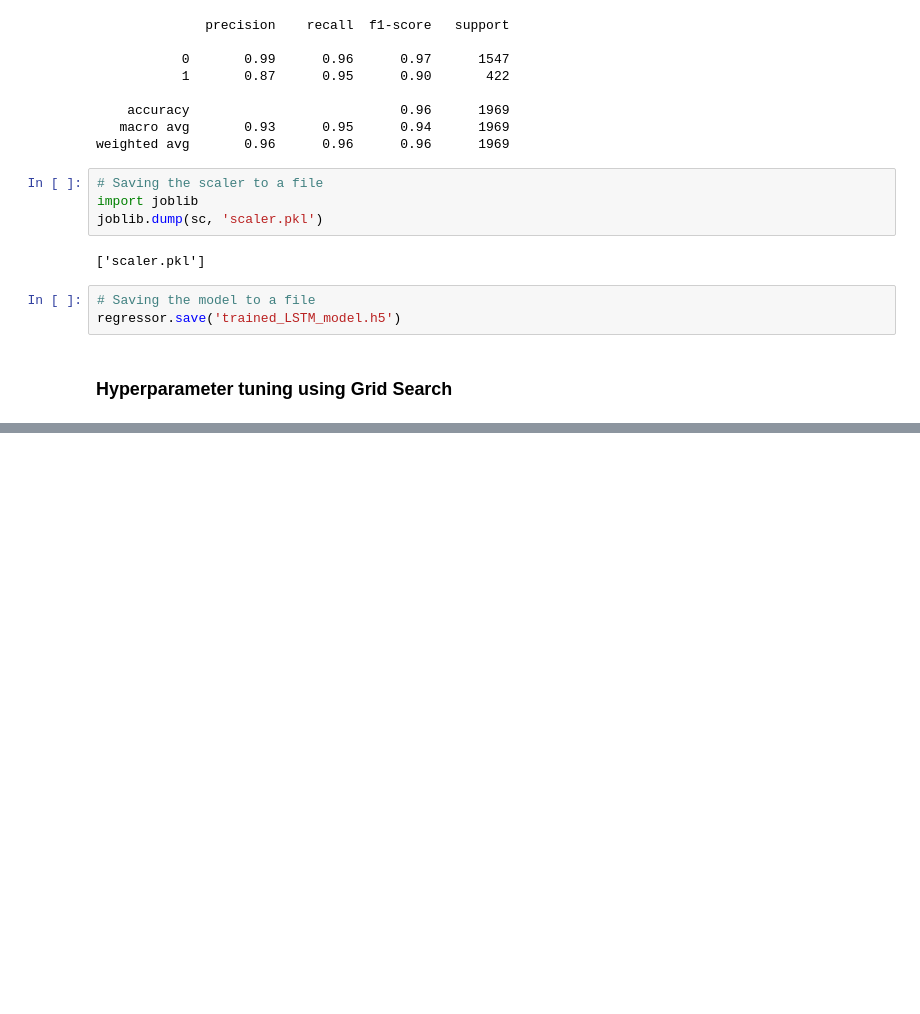
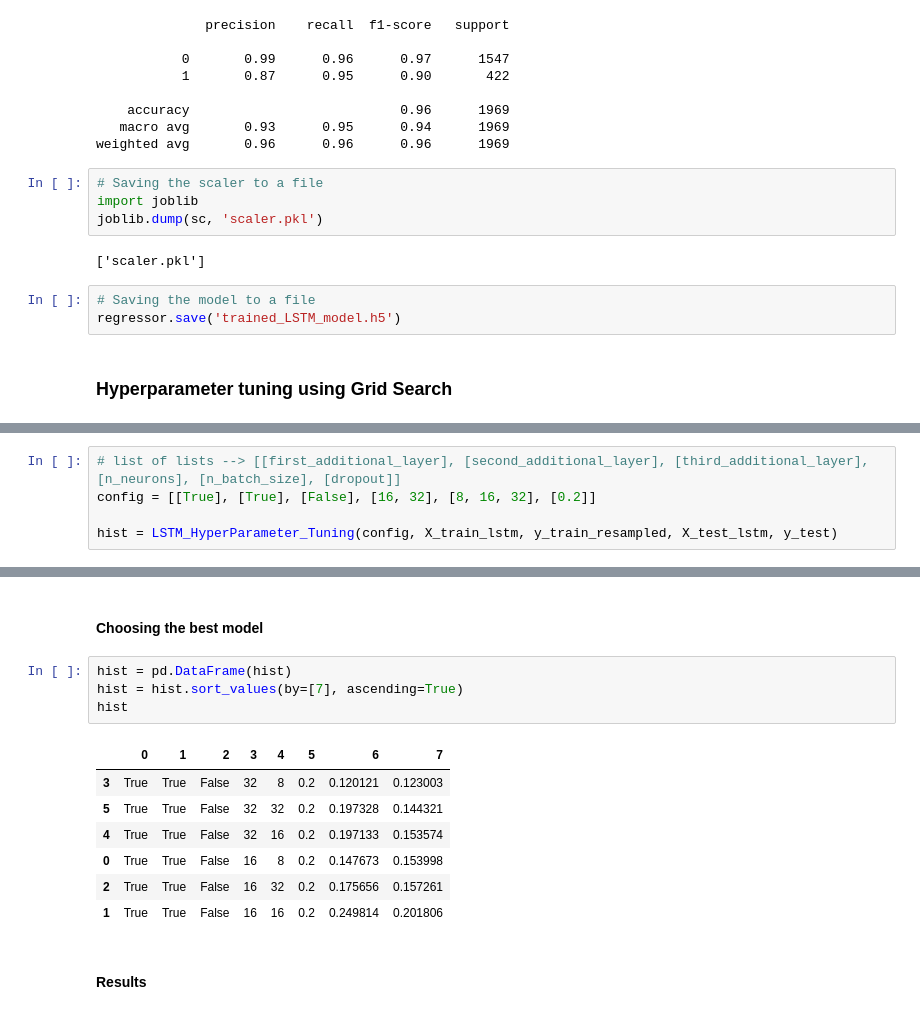
Before and after one commit to inukarodrigo/Blockchain-Project, a Jupyter notebook: backend/modelTraining(LSTM).ipynb, the cells around one changed output, grey strips where cells are left out. Saved outputs shown, nothing was run; the diff lists cells and outputs as text; blank space fills up the shorter version.

Commit message:
Performed hyperparameter tuning and saved the new model.

```diff
--- a/backend/modelTraining(LSTM).ipynb
+++ b/backend/modelTraining(LSTM).ipynb
@@ -339,0 +364,5 @@ print("Best Accuracy:", best_accuracy)
+# %%
+# list of lists --> [[first_additional_layer], [second_additional_layer], [third_additional_layer], [n_neurons], [n_batch_size], [dropout]]
+config = [[True], [True], [False], [16, 32], [8, 16, 32], [0.2]]
+
+hist = LSTM_HyperParameter_Tuning(config, X_train_lstm, y_train_resampled, X_test_lstm, y_test)
@@ -339,0 +387,16 @@ print("Best Accuracy:", best_accuracy)
+# %% [markdown]
+#### Choosing the best model
+# %%
+hist = pd.DataFrame(hist)
+hist = hist.sort_values(by=[7], ascending=True)
+hist
+# %% [output]
+|  | 0 | 1 | 2 | 3 | 4 | 5 | 6 | 7 |
+| 3 | True | True | False | 32 | 8 | 0.2 | 0.120121 | 0.123003 |
+| 5 | True | True | False | 32 | 32 | 0.2 | 0.197328 | 0.144321 |
+| 4 | True | True | False | 32 | 16 | 0.2 | 0.197133 | 0.153574 |
+| 0 | True | True | False | 16 | 8 | 0.2 | 0.147673 | 0.153998 |
+| 2 | True | True | False | 16 | 32 | 0.2 | 0.175656 | 0.157261 |
+| 1 | True | True | False | 16 | 16 | 0.2 | 0.249814 | 0.201806 |
+# %% [markdown]
+#### Results
```
Also changed, not shown: parts of 15 cells of this notebook, 1 other file.
